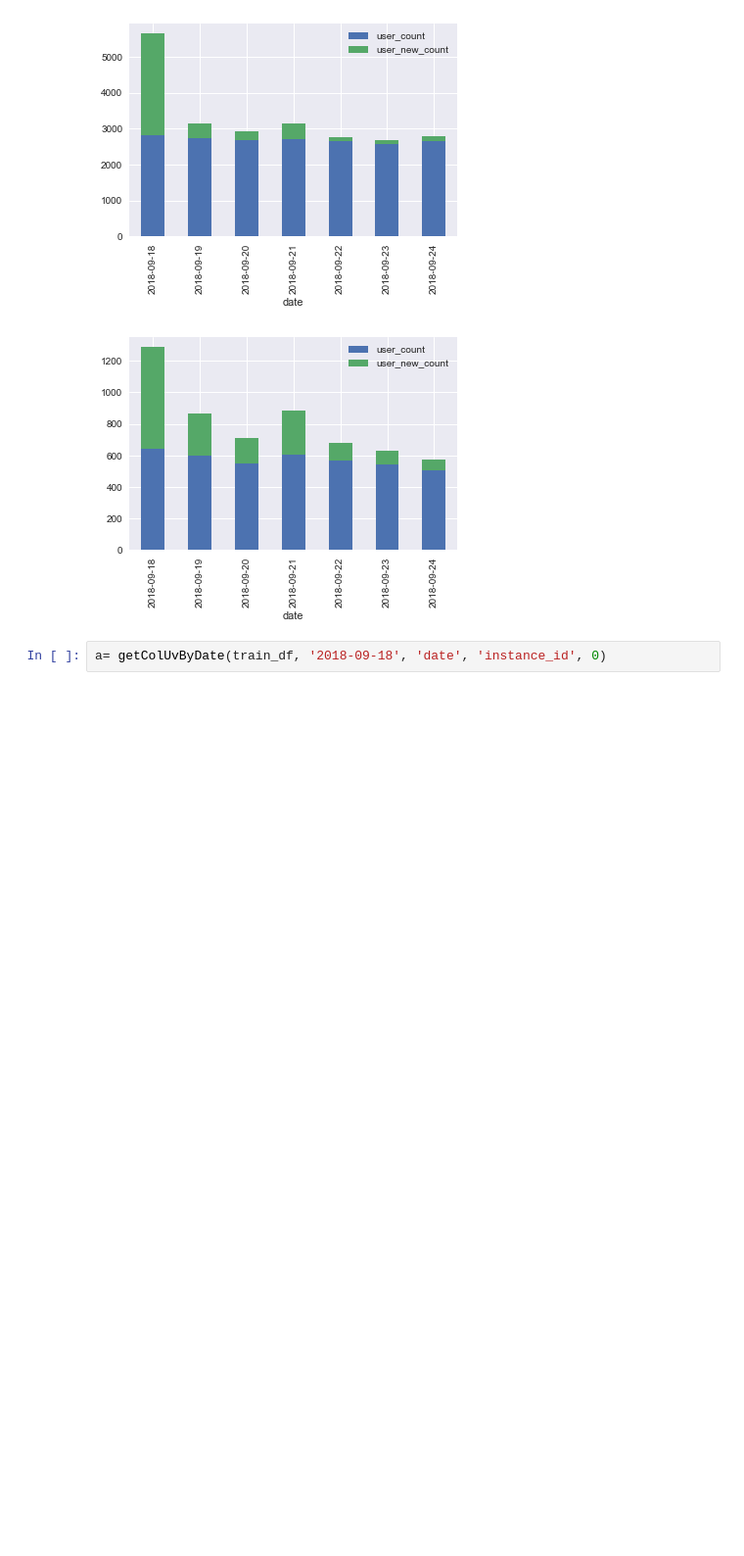
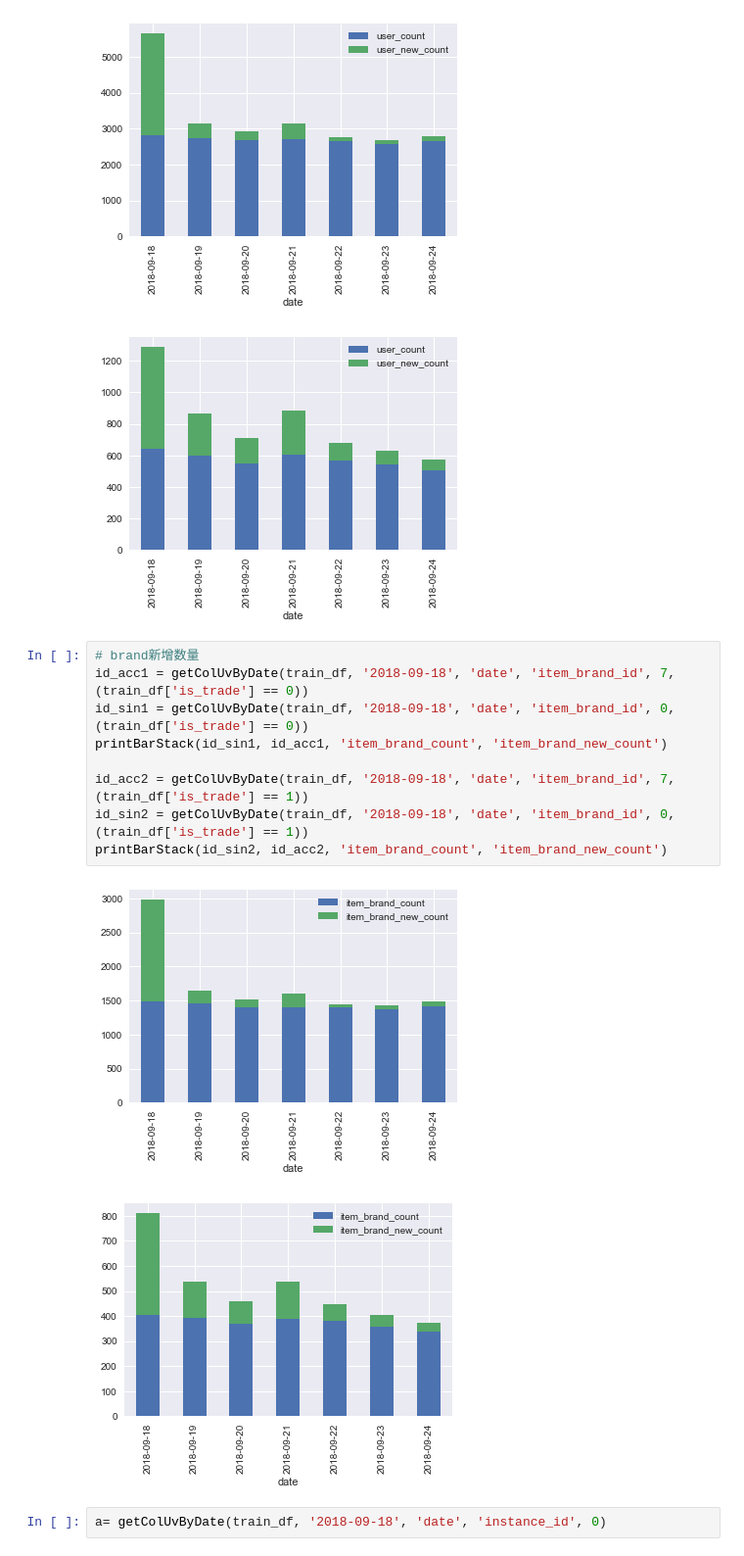
Before and after one commit to secrettianchigroup/SecretTianchiProject, a Jupyter notebook: data_peek.ipynb, the cells around one changed output. Shown at 98% size. Drawn from its saved outputs; the diff is of its cells as text; blank space fills up the shorter version.

```diff
--- a/data_peek.ipynb
+++ b/data_peek.ipynb
@@ -344,6 +331,18 @@ printBarStack(user_id_sin2, user_id_acc2, 'user_count', 'user_new_count')
 # %% [output]
 [figure]
 [figure]
+# %%
+# brand新增数量
+id_acc1 = getColUvByDate(train_df, '2018-09-18', 'date', 'item_brand_id', 7, (train_df['is_trade'] == 0))
+id_sin1 = getColUvByDate(train_df, '2018-09-18', 'date', 'item_brand_id', 0, (train_df['is_trade'] == 0))
+printBarStack(id_sin1, id_acc1, 'item_brand_count', 'item_brand_new_count')
+
+id_acc2 = getColUvByDate(train_df, '2018-09-18', 'date', 'item_brand_id', 7, (train_df['is_trade'] == 1))
+id_sin2 = getColUvByDate(train_df, '2018-09-18', 'date', 'item_brand_id', 0, (train_df['is_trade'] == 1))
+printBarStack(id_sin2, id_acc2, 'item_brand_count', 'item_brand_new_count')
+# %% [output]
+[figure, added]
+[figure, added]
 # %%
 a= getColUvByDate(train_df, '2018-09-18', 'date', 'instance_id', 0)
 # %%
```
Also changed, not shown: parts of 1 cell of this notebook, 1 other file.
